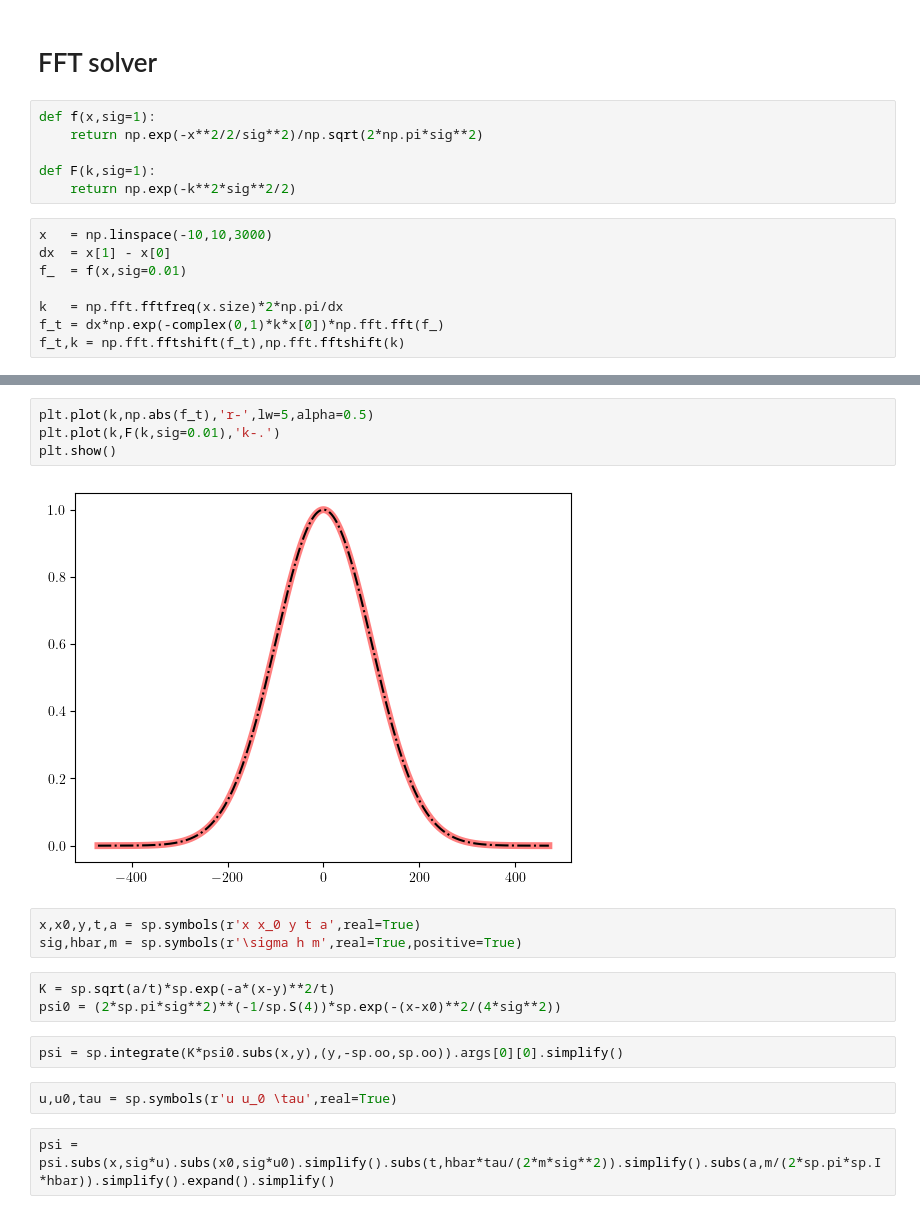
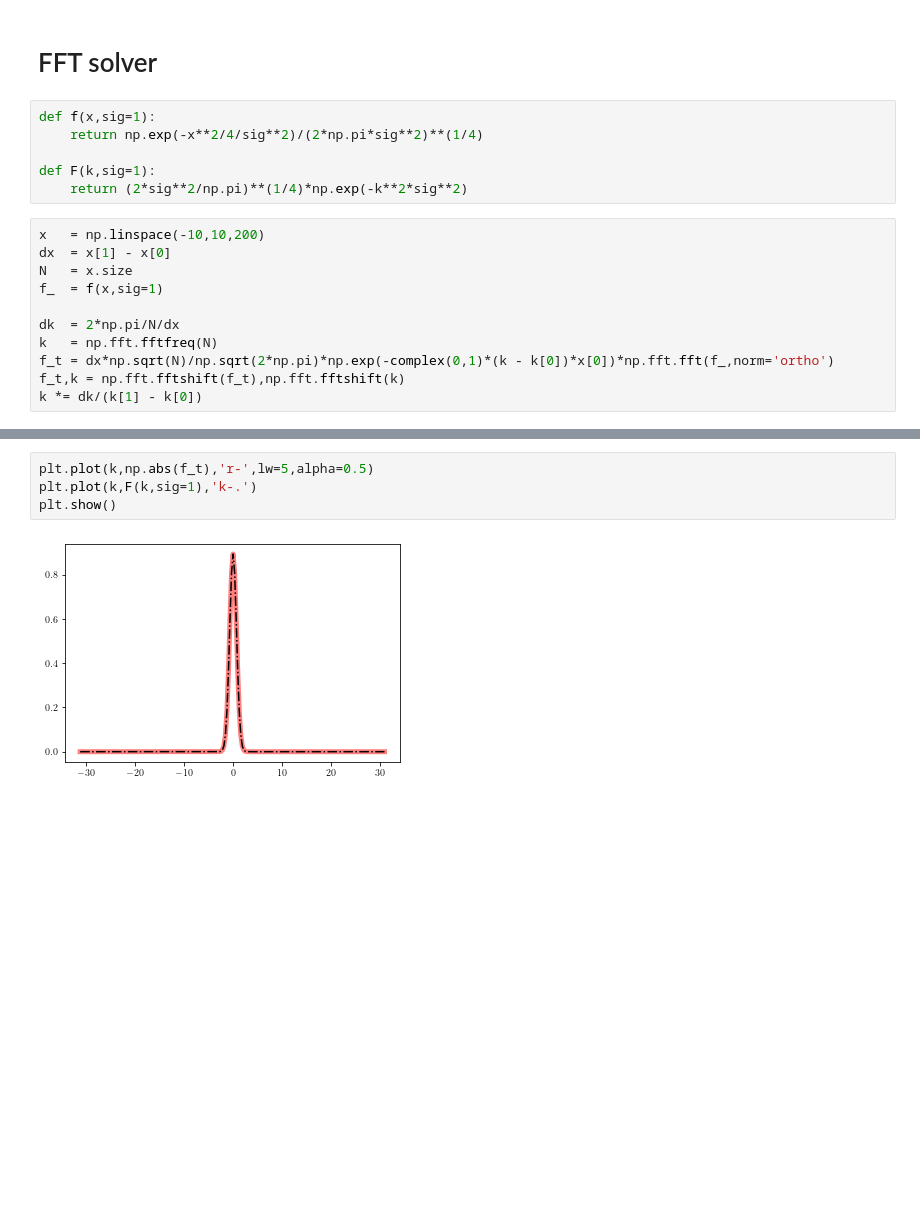
Before and after one commit to rwhitehill/CP-PHYS811-F24, a Jupyter notebook: Final/main.ipynb, the cells around one changed output, grey strips where cells are left out. Saved outputs shown, nothing was run; the diff lists cells and outputs as text; blank space fills up the shorter version.

```diff
--- a/Final/main.ipynb
+++ b/Final/main.ipynb
@@ -148,15 +100,18 @@ plt.show()
 # FFT solver
 # %%
 def f(x,sig=1):
-    return np.exp(-x**2/2/sig**2)/np.sqrt(2*np.pi*sig**2)
+    return np.exp(-x**2/4/sig**2)/(2*np.pi*sig**2)**(1/4)
 
 def F(k,sig=1):
-    return np.exp(-k**2*sig**2/2)
+    return (2*sig**2/np.pi)**(1/4)*np.exp(-k**2*sig**2)
 # %%
-x   = np.linspace(-10,10,3000)
+x   = np.linspace(-10,10,200)
 dx  = x[1] - x[0]
-f_  = f(x,sig=0.01)
+N   = x.size
+f_  = f(x,sig=1)
 
-k   = np.fft.fftfreq(x.size)*2*np.pi/dx
-f_t = dx*np.exp(-complex(0,1)*k*x[0])*np.fft.fft(f_)
+dk  = 2*np.pi/N/dx
+k   = np.fft.fftfreq(N)
+f_t = dx*np.sqrt(N)/np.sqrt(2*np.pi)*np.exp(-complex(0,1)*(k - k[0])*x[0])*np.fft.fft(f_,norm='ortho')
 f_t,k = np.fft.fftshift(f_t),np.fft.fftshift(k)
+k *= dk/(k[1] - k[0])
@@ -169,18 +129,6 @@ plt.show()
 # %%
 plt.plot(k,np.abs(f_t),'r-',lw=5,alpha=0.5)
-plt.plot(k,F(k,sig=0.01),'k-.')
+plt.plot(k,F(k,sig=1),'k-.')
 plt.show()
 # %% [output]
-[figure, old version]
+[figure, new version]
-# %%
-x,x0,y,t,a = sp.symbols(r'x x_0 y t a',real=True)
-sig,hbar,m = sp.symbols(r'\sigma h m',real=True,positive=True)
-# %%
-K = sp.sqrt(a/t)*sp.exp(-a*(x-y)**2/t)
-psi0 = (2*sp.pi*sig**2)**(-1/sp.S(4))*sp.exp(-(x-x0)**2/(4*sig**2))
-# %%
-psi = sp.integrate(K*psi0.subs(x,y),(y,-sp.oo,sp.oo)).args[0][0].simplify()
-# %%
-u,u0,tau = sp.symbols(r'u u_0 \tau',real=True)
-# %%
-psi = psi.subs(x,sig*u).subs(x0,sig*u0).simplify().subs(t,hbar*tau/(2*m*sig**2)).simplify().subs(a,m/(2*sp.pi*sp.I*hbar)).simplify().expand().simplify()
```
Also changed, not shown: parts of 19 cells of this notebook, 8 other files.
